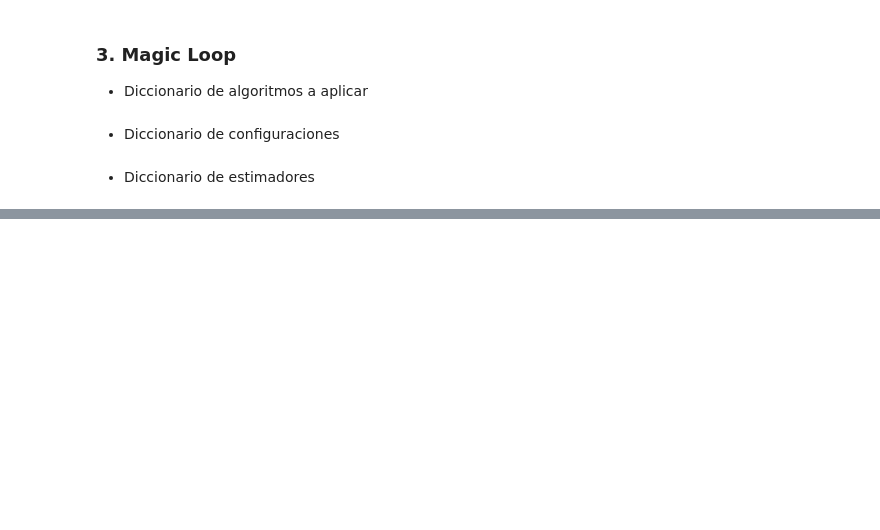
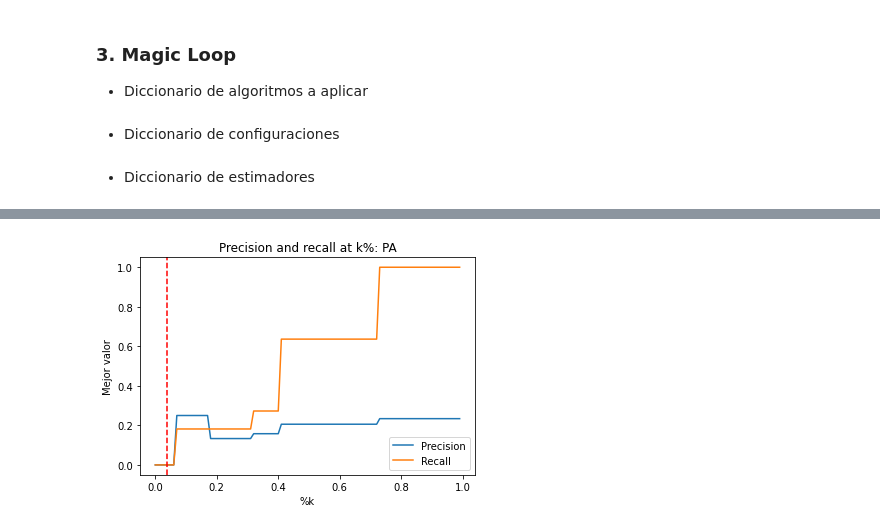
Before and after one commit to AideJGC/ProyectoDIABETIA_Estancia, a Jupyter notebook: notebooks/Modeling.ipynb, the cells around one changed output, grey strips where cells are left out. Cells and saved outputs as stored; diff of their text form; code cells hidden in the pictures; blank space fills up the shorter version.

```diff
--- a/notebooks/Modeling.ipynb
+++ b/notebooks/Modeling.ipynb
@@ -85,0 +183,47 @@ estimators_dict = {'tree': DecisionTreeClassifier(random_state=1111),
+# %%
+# Curva: recall-precision @k
+data_junta = pd.concat([X_test, y_test], axis=1)
+data_filtrada = data_junta
+datos_finales_X = pd.DataFrame(data_filtrada.drop(['label'], axis=1))
+y_true = data_filtrada.label
+y_scores = model.predict_proba(datos_finales_X)
+# %%
+def param_graf(y_true, y_scores):
+    k_values = np.linspace(0, 0.99, 100)
+    lista = []
+
+    for k in k_values:
+        p_k = precision_at_k(y_true, pd.DataFrame(y_scores)[1], k)
+        r_k = recall_at_k(y_true, pd.DataFrame(y_scores)[1], k)
+        lista = lista + [[p_k, r_k, k]]
+
+    p_r_g = pd.DataFrame(lista, columns=["p_k", "r_k", "k"])
+
+    return p_r_g
+
+def precision_at_k(y_true, y_scores, k):
+    threshold = np.sort(y_scores)[::-1][int(k * len(y_scores))]
+    y_pred = np.asarray([1 if i >= threshold else 0 for i in y_scores])
+
+    return precision_score(y_true, y_pred)
+
+def recall_at_k(y_true, y_scores, k):
+    threshold = np.sort(y_scores)[::-1][int(k * len(y_scores))]
+    y_pred = np.asarray([1 if i >= threshold else 0 for i in y_scores])
+
+    return recall_score(y_true, y_pred)
+# %%
+p_r_g = param_graf(y_true, y_scores)
+
+plt.figure()
+plt.plot(p_r_g["k"], p_r_g["p_k"], label="P")
+plt.plot(p_r_g["k"], p_r_g["r_k"], label="R")
+plt.title("Precision and recall at k%: PA")
+plt.axvline(x=0.037, c='red', linestyle='--')
+plt.ylabel("Mejor valor")
+plt.legend(['Precision', 'Recall'])
+plt.xlabel("%k")
+plt.savefig('../output/recall_precision_k.png', bbox_inches='tight')
+#plt.show()
+# %% [output]
+[figure, added]
```
Also changed, not shown: parts of 13 cells of this notebook.
